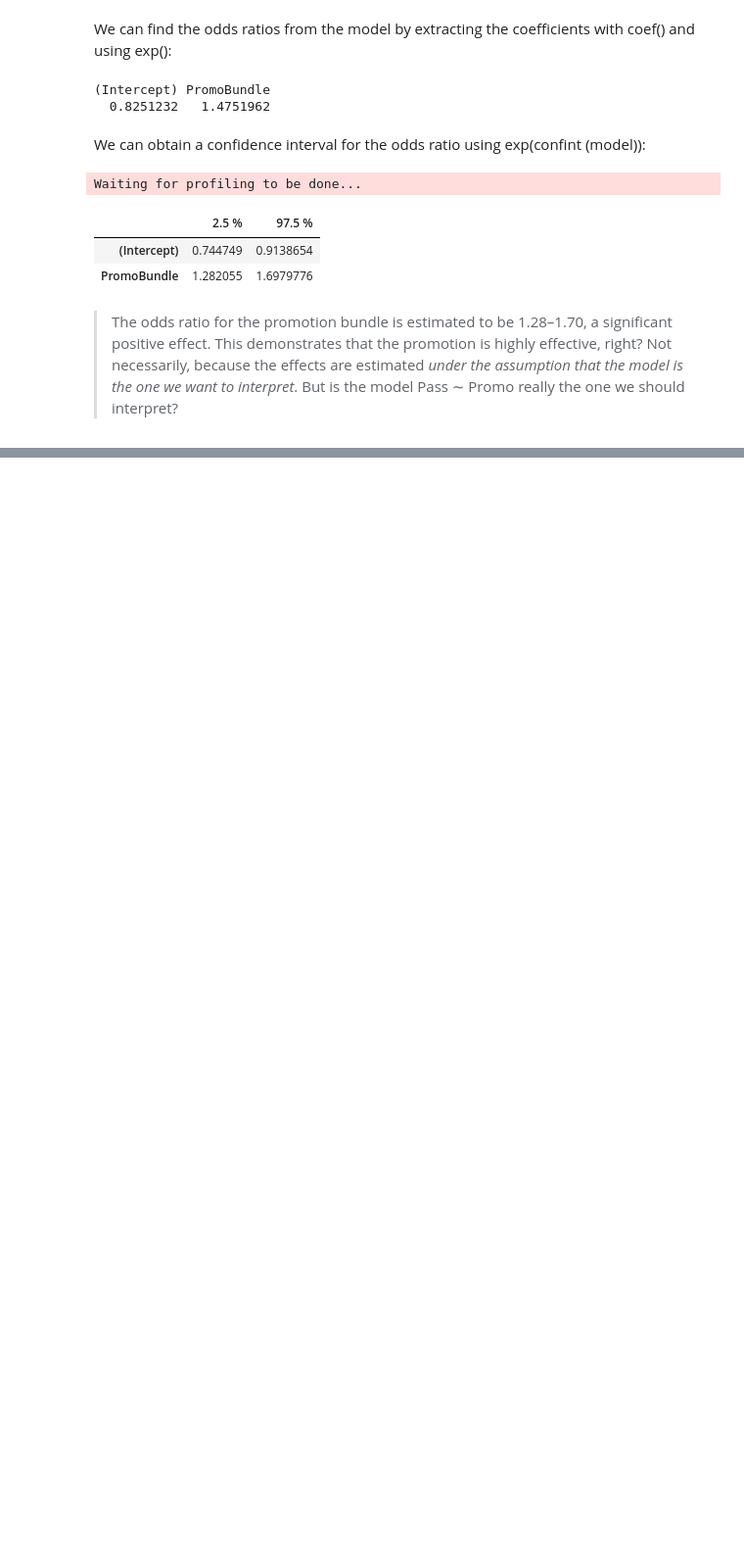
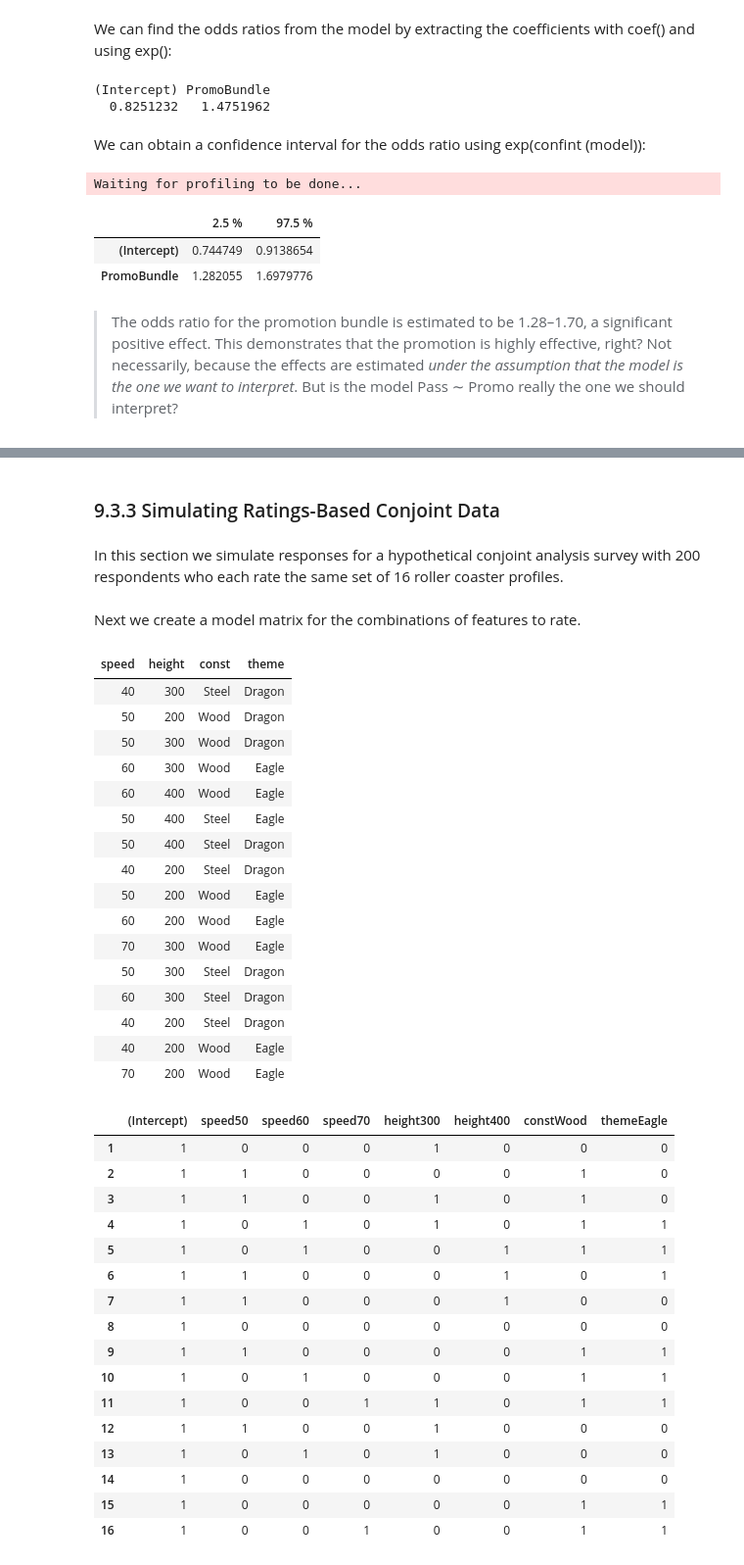
Before and after one commit to LeeChang-Soo/R-for-marketing-analytics, a Jupyter notebook: 9_Additional Linear Modeling Topics.ipynb, the cells around one changed output, grey strips where cells are left out. Shown: that part at 98% size. Drawn from its saved outputs; the diff is of its cells as text; code cells hidden in the pictures; blank space fills up the shorter version.

```diff
--- a/9_Additional Linear Modeling Topics.ipynb
+++ b/9_Additional Linear Modeling Topics.ipynb
@@ -628,0 +849,54 @@ we should interpret?
+# %% [markdown]
+### 9.3.3 Simulating Ratings-Based Conjoint Data
+# %% [markdown]
+In this section we simulate responses for a hypothetical conjoint analysis survey
+with 200 respondents who each rate the same set of 16 roller coaster profiles.
+# %%
+set.seed(12814)
+resp.id = 1:200
+nques   = 16
+speed   = sample(as.factor(c('40', '50', '60', '70')), size=nques, replace=T)
+height  = sample(as.factor(c('200', '300', '400')),    size=nques, replace=T)
+const   = sample(as.factor(c('Wood', 'Steel')),        size=nques, replace=T)
+theme   = sample(as.factor(c('Dragon', 'Eagle')),      size=nques, replace=T)
+# %% [markdown]
+Next we create a model matrix for the combinations of features to rate.
+# %%
+(profiles.df    = data.frame(speed, height, const, theme))
+(profiles.model = model.matrix(~speed + height + const + theme,
+                               data=profiles.df))
+# %% [output]
+| speed | height | const | theme |
+| 40 | 300 | Steel | Dragon |
+| 50 | 200 | Wood | Dragon |
+| 50 | 300 | Wood | Dragon |
+| 60 | 300 | Wood | Eagle |
+| 60 | 400 | Wood | Eagle |
+| 50 | 400 | Steel | Eagle |
+| 50 | 400 | Steel | Dragon |
+| 40 | 200 | Steel | Dragon |
+| 50 | 200 | Wood | Eagle |
+| 60 | 200 | Wood | Eagle |
+| 70 | 300 | Wood | Eagle |
+| 50 | 300 | Steel | Dragon |
+| 60 | 300 | Steel | Dragon |
+| 40 | 200 | Steel | Dragon |
+| 40 | 200 | Wood | Eagle |
+| 70 | 200 | Wood | Eagle |
+|  | (Intercept) | speed50 | speed60 | speed70 | height300 | height400 | constWood | themeEagle |
+| 1 | 1 | 0 | 0 | 0 | 1 | 0 | 0 | 0 |
+| 2 | 1 | 1 | 0 | 0 | 0 | 0 | 1 | 0 |
+| 3 | 1 | 1 | 0 | 0 | 1 | 0 | 1 | 0 |
+| 4 | 1 | 0 | 1 | 0 | 1 | 0 | 1 | 1 |
+| 5 | 1 | 0 | 1 | 0 | 0 | 1 | 1 | 1 |
+| 6 | 1 | 1 | 0 | 0 | 0 | 1 | 0 | 1 |
+| 7 | 1 | 1 | 0 | 0 | 0 | 1 | 0 | 0 |
+| 8 | 1 | 0 | 0 | 0 | 0 | 0 | 0 | 0 |
+| 9 | 1 | 1 | 0 | 0 | 0 | 0 | 1 | 1 |
+| 10 | 1 | 0 | 1 | 0 | 0 | 0 | 1 | 1 |
+| 11 | 1 | 0 | 0 | 1 | 1 | 0 | 1 | 1 |
+| 12 | 1 | 1 | 0 | 0 | 1 | 0 | 0 | 0 |
+| 13 | 1 | 0 | 1 | 0 | 1 | 0 | 0 | 0 |
+| 14 | 1 | 0 | 0 | 0 | 0 | 0 | 0 | 0 |
+| 15 | 1 | 0 | 0 | 0 | 0 | 0 | 1 | 1 |
+| 16 | 1 | 0 | 0 | 1 | 0 | 0 | 1 | 1 |
```
Also changed, not shown: parts of 55 cells of this notebook.
